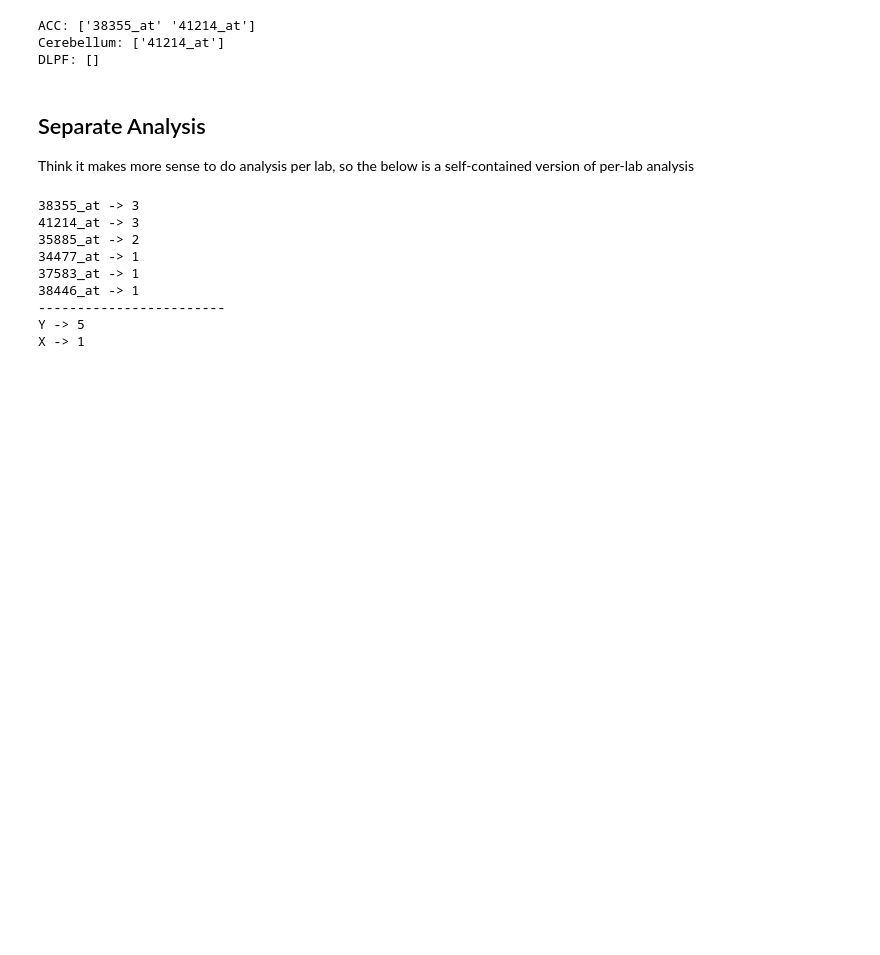
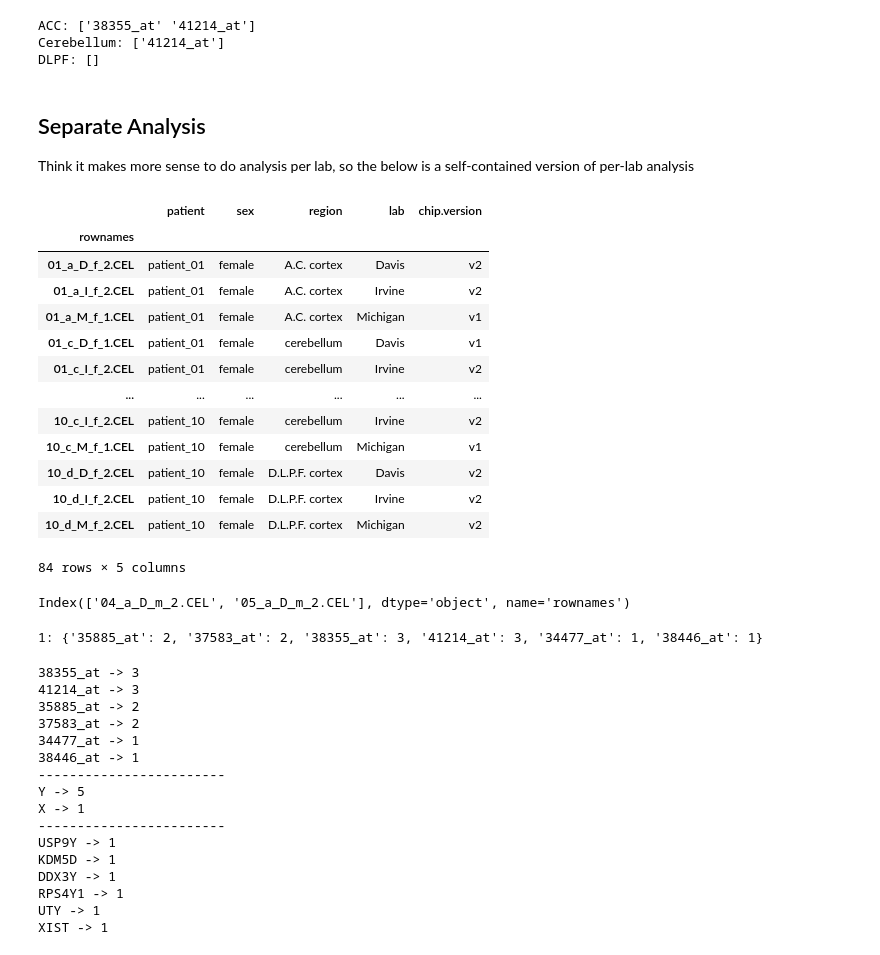
Before and after one commit to yashpatel5400/stats604-project2, a Jupyter notebook: yash.ipynb, the cells around one changed output. Saved outputs shown, nothing was run; the diff lists cells and outputs as text; code cells hidden in the pictures; blank space fills up the shorter version.

Commit message:
Huh, brain regions separately differs? Investigate

```diff
--- a/yash.ipynb
+++ b/yash.ipynb
@@ -312,26 +312,54 @@ for lab in lab_names:
     raw_lab_expression = expression.loc[lab_patients]
     control_means = raw_lab_expression[control_genes].mean(axis=1)
     lab_to_normalized_data[lab] = raw_lab_expression.div(control_means, axis=0)[human_genes]
+# %%
+samples
+# %% [output]
+|  | patient | sex | region | lab | chip.version |
+| rownames |  |  |  |  |  |
+| 01_a_D_f_2.CEL | patient_01 | female | A.C. cortex | Davis | v2 |
+| 01_a_I_f_2.CEL | patient_01 | female | A.C. cortex | Irvine | v2 |
+| 01_a_M_f_1.CEL | patient_01 | female | A.C. cortex | Michigan | v1 |
+| 01_c_D_f_1.CEL | patient_01 | female | cerebellum | Davis | v1 |
+| 01_c_I_f_2.CEL | patient_01 | female | cerebellum | Irvine | v2 |
+| ... | ... | ... | ... | ... | ... |
+| 10_c_I_f_2.CEL | patient_10 | female | cerebellum | Irvine | v2 |
+| 10_c_M_f_1.CEL | patient_10 | female | cerebellum | Michigan | v1 |
+| 10_d_D_f_2.CEL | patient_10 | female | D.L.P.F. cortex | Davis | v2 |
+| 10_d_I_f_2.CEL | patient_10 | female | D.L.P.F. cortex | Irvine | v2 |
+| 10_d_M_f_2.CEL | patient_10 | female | D.L.P.F. cortex | Michigan | v2 |
+84 rows × 5 columns
+# %%
+male_patients
+# %% [output]
+Index(['04_a_D_m_2.CEL', '05_a_D_m_2.CEL'], dtype='object', name='rownames')
 # %%
-all_significant_probes = {}
+for brain_region in [1]: # ["A.C. cortex", "cerebellum", "D.L.P.F. cortex"]:
+    all_significant_probes = {}
 
-for lab in lab_names:
-    lab_patients = samples[samples["lab"] == lab]
-    male_patients = lab_patients[lab_patients["sex"] == "male"].index
-    female_patients = lab_patients[lab_patients["sex"] == "female"].index
+    for lab in lab_names:
+        lab_patients = samples[samples["lab"] == lab]
+        male_patients = lab_patients[lab_patients["sex"] == "male"].index
+        female_patients = lab_patients[lab_patients["sex"] == "female"].index
 
-    male_data = lab_to_normalized_data[lab].loc[male_patients].values
-    female_data = lab_to_normalized_data[lab].loc[female_patients].values
+        # male_patients = male_patients[male_patients["region"] == brain_region].index
+        # female_patients = female_patients[female_patients["region"] == brain_region].index
 
-    pvalues = scipy.stats.ttest_ind(male_data, female_data).pvalue
-    fdr_pvalues = statsmodels.stats.multitest.multipletests(pvalues, alpha=0.05, method='fdr_bh')
-    significant = np.where(fdr_pvalues[0])
-    ref_columns = lab_to_normalized_data[lab].columns.values
-    signficant_probes = ref_columns[significant[0]]
+        male_data = lab_to_normalized_data[lab].loc[male_patients].values
+        female_data = lab_to_normalized_data[lab].loc[female_patients].values
 
-    for probe in signficant_probes:
-        if probe not in all_significant_probes:
-            all_significant_probes[probe] = 0
-        all_significant_probes[probe] += 1
+        pvalues = scipy.stats.ttest_ind(male_data, female_data).pvalue
+        fdr_pvalues = statsmodels.stats.multitest.multipletests(pvalues, alpha=0.10, method='fdr_bh')
+        significant = np.where(fdr_pvalues[0])
+        ref_columns = lab_to_normalized_data[lab].columns.values
+        signficant_probes = ref_columns[significant[0]]
+
+        for probe in signficant_probes:
+            if probe not in all_significant_probes:
+                all_significant_probes[probe] = 0
+            all_significant_probes[probe] += 1
+    print(f"{brain_region}: {all_significant_probes}")
+# %% [output]
+1: {'35885_at': 2, '37583_at': 2, '38355_at': 3, '41214_at': 3, '34477_at': 1, '38446_at': 1}
 # %%
 significant_chromosomes = {}
@@ -347,13 +382,23 @@ for probe in sorted_probes:
 print("------------------------")
 for chrom in significant_chromosomes:
     print(f"{chrom} -> {significant_chromosomes[chrom]}")
+print("------------------------")
+for gene in significant_genes:
+    print(f"{gene} -> {significant_genes[gene]}")
 # %% [output]
 38355_at -> 3
 41214_at -> 3
 35885_at -> 2
+37583_at -> 2
 34477_at -> 1
-37583_at -> 1
 38446_at -> 1
 ------------------------
 Y -> 5
 X -> 1
+------------------------
+USP9Y -> 1
+KDM5D -> 1
+DDX3Y -> 1
+RPS4Y1 -> 1
+UTY -> 1
+XIST -> 1
```
Also changed, not shown: parts of 1 cell of this notebook.
